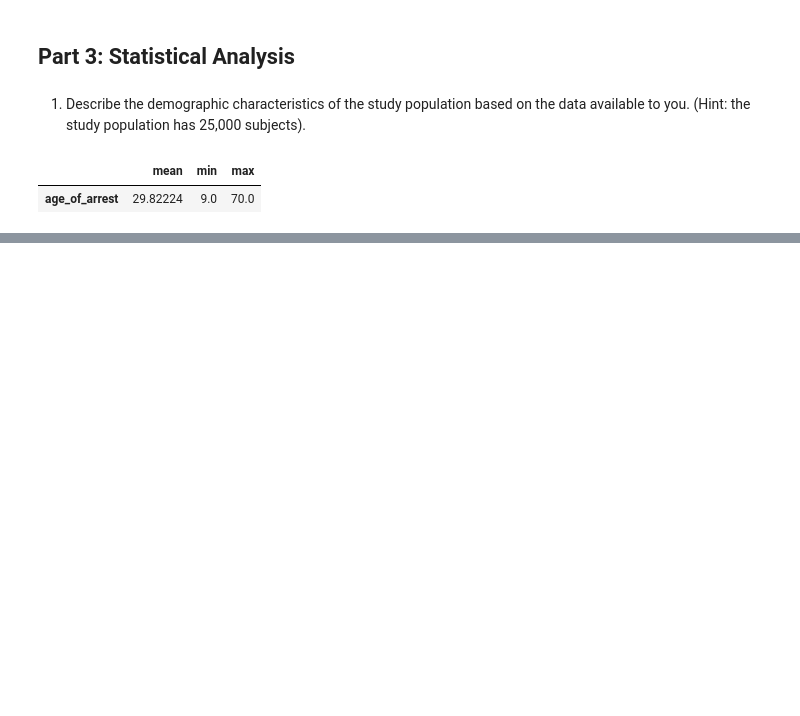
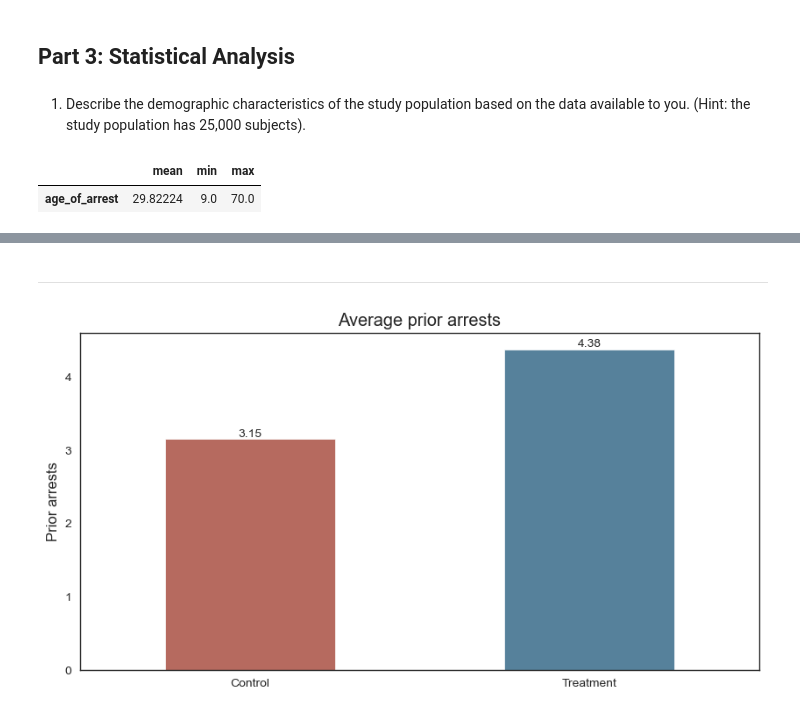
Before and after one commit to jesoto/Upen, a Jupyter notebook: notebooks/Untitled0.ipynb, the cells around one changed output, grey strips where cells are left out. Drawn from its saved outputs; the diff is of its cells as text; code cells hidden in the pictures; blank space fills up the shorter version.

```diff
--- a/notebooks/Untitled0.ipynb
+++ b/notebooks/Untitled0.ipynb
@@ -413,3 +415,4 @@ data.age_of_arrest.agg(['mean','min','max', ]).to_frame().T
 # %%
+data = data.join(pd.get_dummies(data[['race','gender']]).drop(columns=['race_WHITE','gender_M'], axis =1))
 treatment = data[data.treat == 1]
 control = data[data.treat == 0]
@@ -469,0 +442,19 @@ data.head(3)
+# %% [markdown]
+---
+# %%
+plots = data.groupby('treat').prior_arrests.mean().rename(index={0:'Control',1:'Treatment'}).reset_index()
+
+
+plt.figure(figsize=(10,5))
+sns.set_style("white")
+sns.barplot(data = plots, x = 'treat', y= 'prior_arrests',saturation=0.50,width=0.5)
+plt.title('Average prior arrests')
+plt.ylabel('Prior arrests')
+plt.xlabel('')
+
+
+for index, row in plots.iterrows():
+    plt.annotate(round(row['prior_arrests'],2), (index, round(row['prior_arrests'],2)), ha='center', va='bottom')
+plt.savefig('../images/prior_arrests_plot.png')
+# %% [output]
+[figure, added]
```
Also changed, not shown: parts of 12 cells of this notebook.
